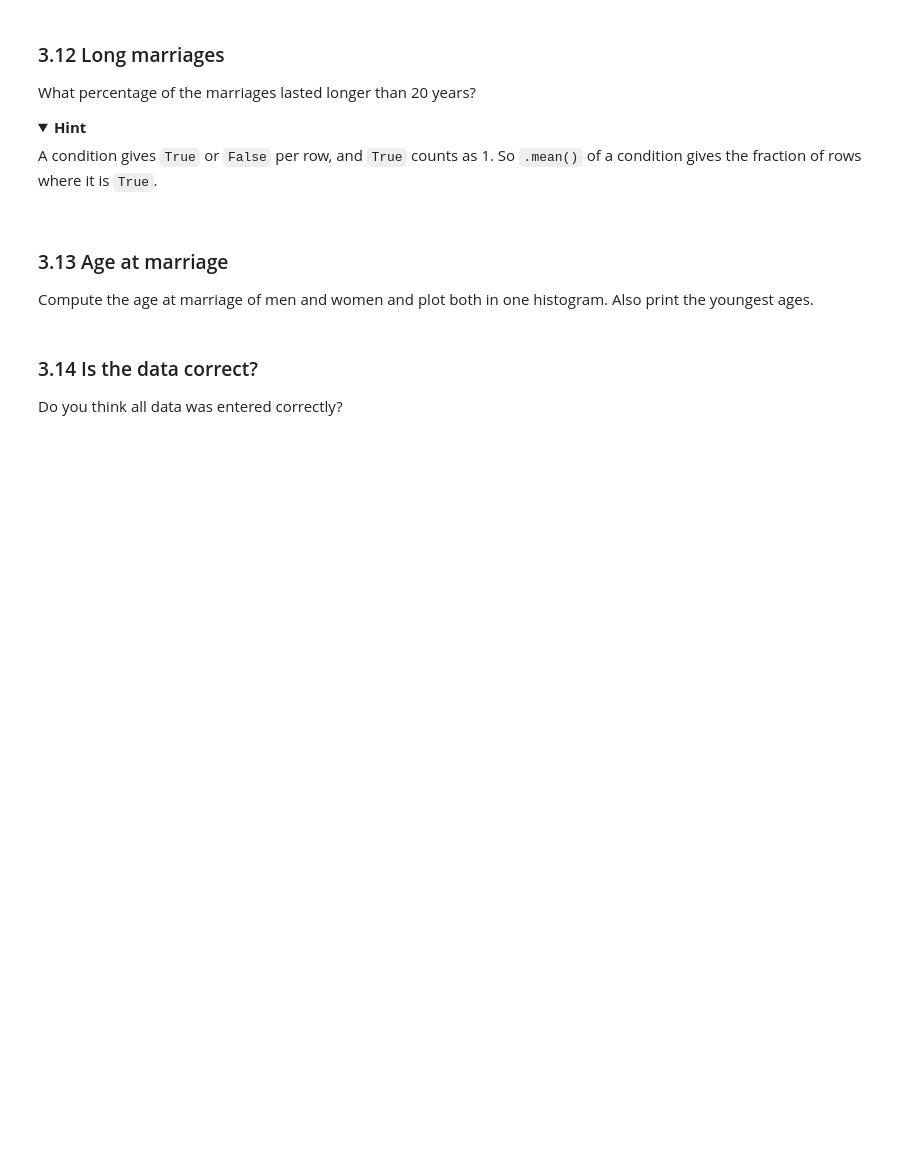
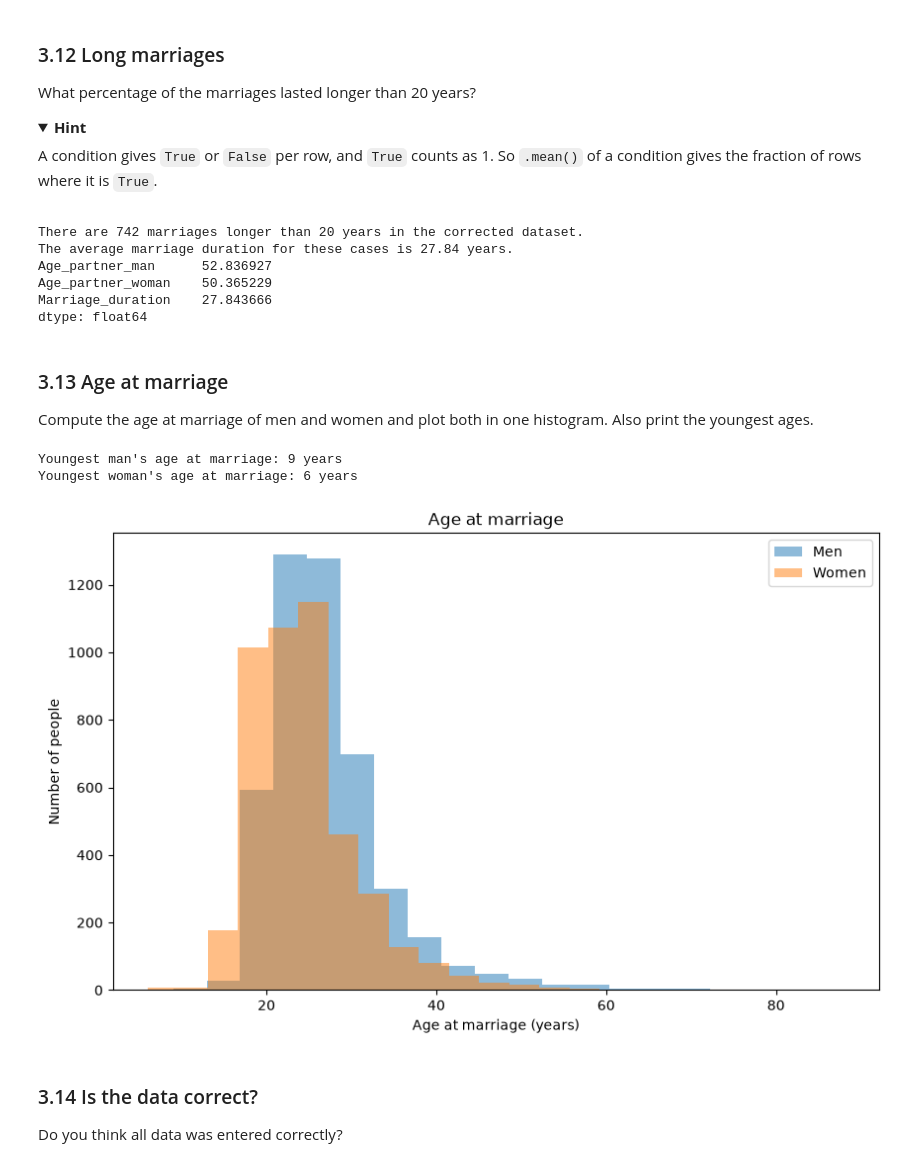
Before and after one commit to MathildevdH/Cognitive_Data_Science, a Jupyter notebook: UvACDS_Python_Exercise_2_analyzing_a_dataset.ipynb, the cells around one changed output. Saved outputs shown, nothing was run; the diff lists cells and outputs as text; code cells hidden in the pictures; folded sections open; blank space fills up the shorter version.

```diff
--- a/UvACDS_Python_Exercise_2_analyzing_a_dataset.ipynb
+++ b/UvACDS_Python_Exercise_2_analyzing_a_dataset.ipynb
@@ -105,9 +313,80 @@ What percentage of the marriages lasted longer than 20 years?
 A condition gives `True` or `False` per row, and `True` counts as 1. So `.mean()` of a condition gives the fraction of rows where it is `True`.
 
 </details>
+# %%
+marriage_longer_than_20 = df_ages_corrected[df_ages_corrected['Marriage_duration'] > 20]
+print(f"There are {marriage_longer_than_20.shape[0]} marriages longer than 20 years in the corrected dataset.")
+print(f"The average marriage duration for these cases is {marriage_longer_than_20['Marriage_duration'].mean():.2f} years.")
+print(marriage_longer_than_20.mean())
+# %% [output]
+There are 742 marriages longer than 20 years in the corrected dataset.
+The average marriage duration for these cases is 27.84 years.
+Age_partner_man      52.836927
+Age_partner_woman    50.365229
+Marriage_duration    27.843666
+dtype: float64
 # %% [markdown]
 ### 3.13 Age at marriage
 Compute the age at marriage of men and women and plot both in one histogram. Also print the youngest ages.
+# %%
+date_columns = [
+    "Date_of_marriage",
+    "DOB_partner_man",
+    "DOB_partner_woman"
+]
+
+for date_column in date_columns:
+    df_divorce[date_column] = pd.to_datetime(
+        df_divorce[date_column],
+        format="%d/%m/%y",
+        errors="coerce"
+    )
+
+# Correct DOBs that were interpreted as dates after the marriage
+for dob_column in ["DOB_partner_man", "DOB_partner_woman"]:
+    parsed_as_future = df_divorce[dob_column] > df_divorce["Date_of_marriage"]
+    df_divorce.loc[parsed_as_future, dob_column] = (
+        df_divorce.loc[parsed_as_future, dob_column] - pd.DateOffset(years=100)
+    )
+
+def age_at_marriage(dob, marriage_date):
+    years = marriage_date.dt.year - dob.dt.year
+    birthday_not_reached = (
+        (marriage_date.dt.month < dob.dt.month)
+        | (
+            (marriage_date.dt.month == dob.dt.month)
+            & (marriage_date.dt.day < dob.dt.day)
+        )
+    )
+    return (years - birthday_not_reached.astype("Int64")).astype("Int64")
+
+df_divorce["Age_at_marriage_man"] = age_at_marriage(
+    df_divorce["DOB_partner_man"], df_divorce["Date_of_marriage"]
+)
+df_divorce["Age_at_marriage_woman"] = age_at_marriage(
+    df_divorce["DOB_partner_woman"], df_divorce["Date_of_marriage"]
+)
+
+print("Youngest man's age at marriage:",
+      df_divorce["Age_at_marriage_man"].min(), "years")
+print("Youngest woman's age at marriage:",
+      df_divorce["Age_at_marriage_woman"].min(), "years")
+
+plt.figure(figsize=(10, 6))
+plt.hist(df_divorce["Age_at_marriage_man"].dropna(),
+         bins=20, alpha=0.5, label="Men")
+plt.hist(df_divorce["Age_at_marriage_woman"].dropna(),
+         bins=20, alpha=0.5, label="Women")
+
+plt.xlabel("Age at marriage (years)")
+plt.ylabel("Number of people")
+plt.title("Age at marriage")
+plt.legend()
+plt.show()
+# %% [output]
+Youngest man's age at marriage: 9 years
+Youngest woman's age at marriage: 6 years
+[figure, added]
 # %% [markdown]
 ### 3.14 Is the data correct?
 Do you think all data was entered correctly?
```
Also changed, not shown: parts of 37 cells of this notebook, 1 other file.
